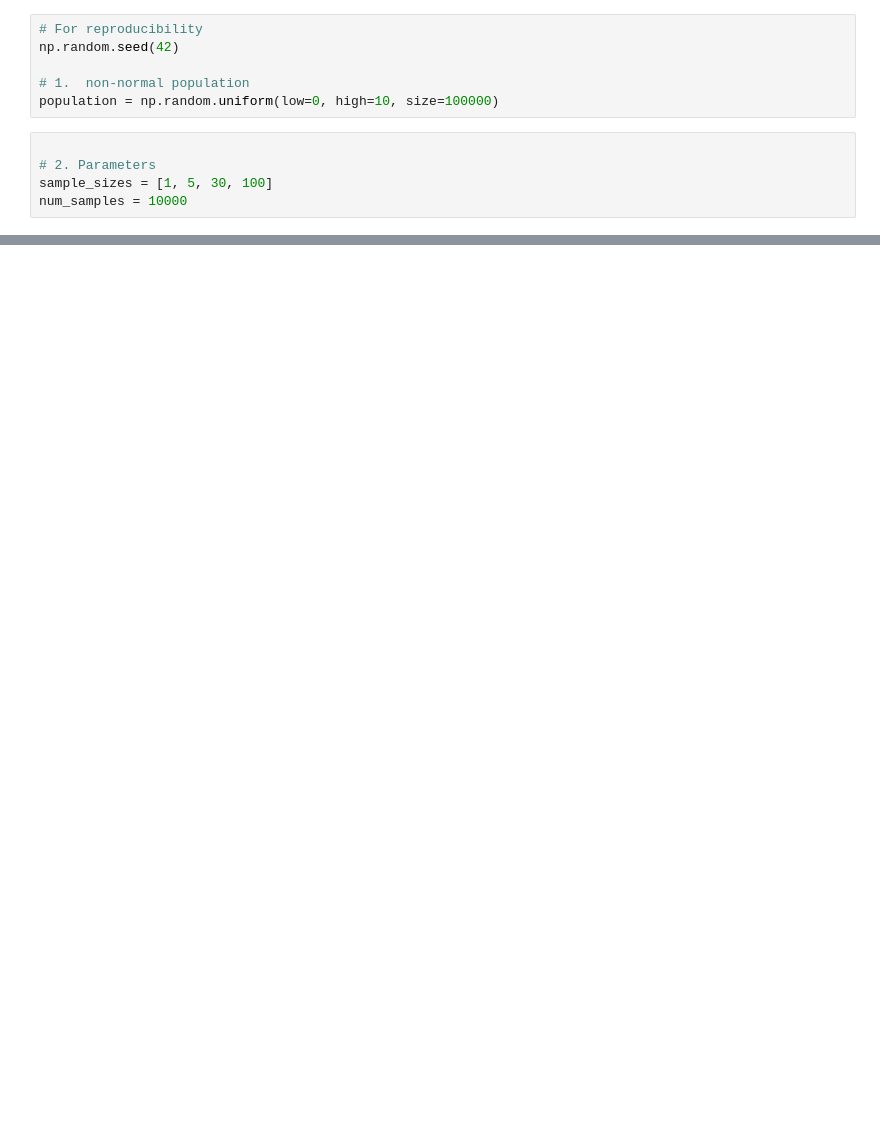
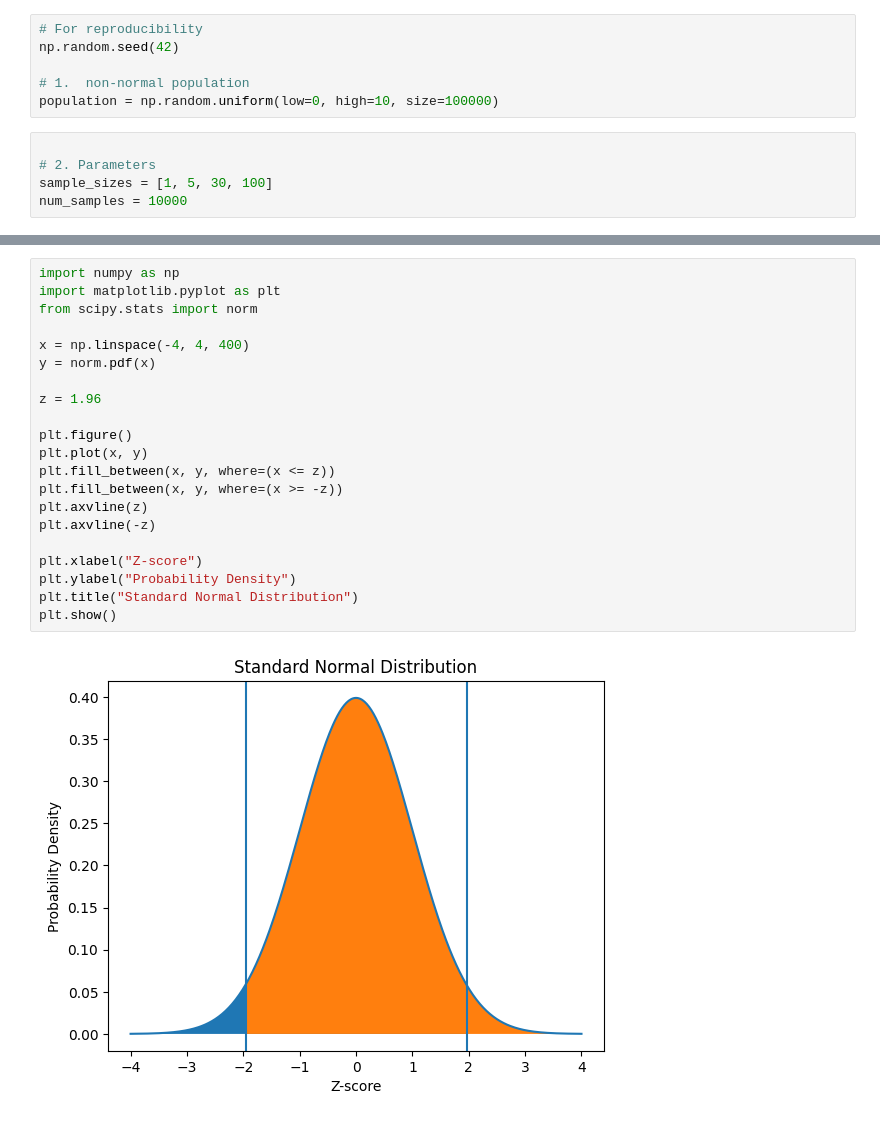
Before and after one commit to Storm00212/Data-manipulation-using-python, a Jupyter notebook: Central_limit_theorem.ipynb, the cells around one changed output, grey strips where cells are left out. Drawn from its saved outputs; the diff is of its cells as text; blank space fills up the shorter version.

```diff
--- a/Central_limit_theorem.ipynb
+++ b/Central_limit_theorem.ipynb
@@ -45,0 +47,23 @@ plt.show()
+# %%
+import numpy as np
+import matplotlib.pyplot as plt
+from scipy.stats import norm
+
+x = np.linspace(-4, 4, 400)
+y = norm.pdf(x)
+
+z = 1.96
+
+plt.figure()
+plt.plot(x, y)
+plt.fill_between(x, y, where=(x <= z))
+plt.fill_between(x, y, where=(x >= -z))
+plt.axvline(z)
+plt.axvline(-z)
+
+plt.xlabel("Z-score")
+plt.ylabel("Probability Density")
+plt.title("Standard Normal Distribution")
+plt.show()
+# %% [output]
+[figure, added]
```
Also changed, not shown: parts of 2 cells of this notebook.
